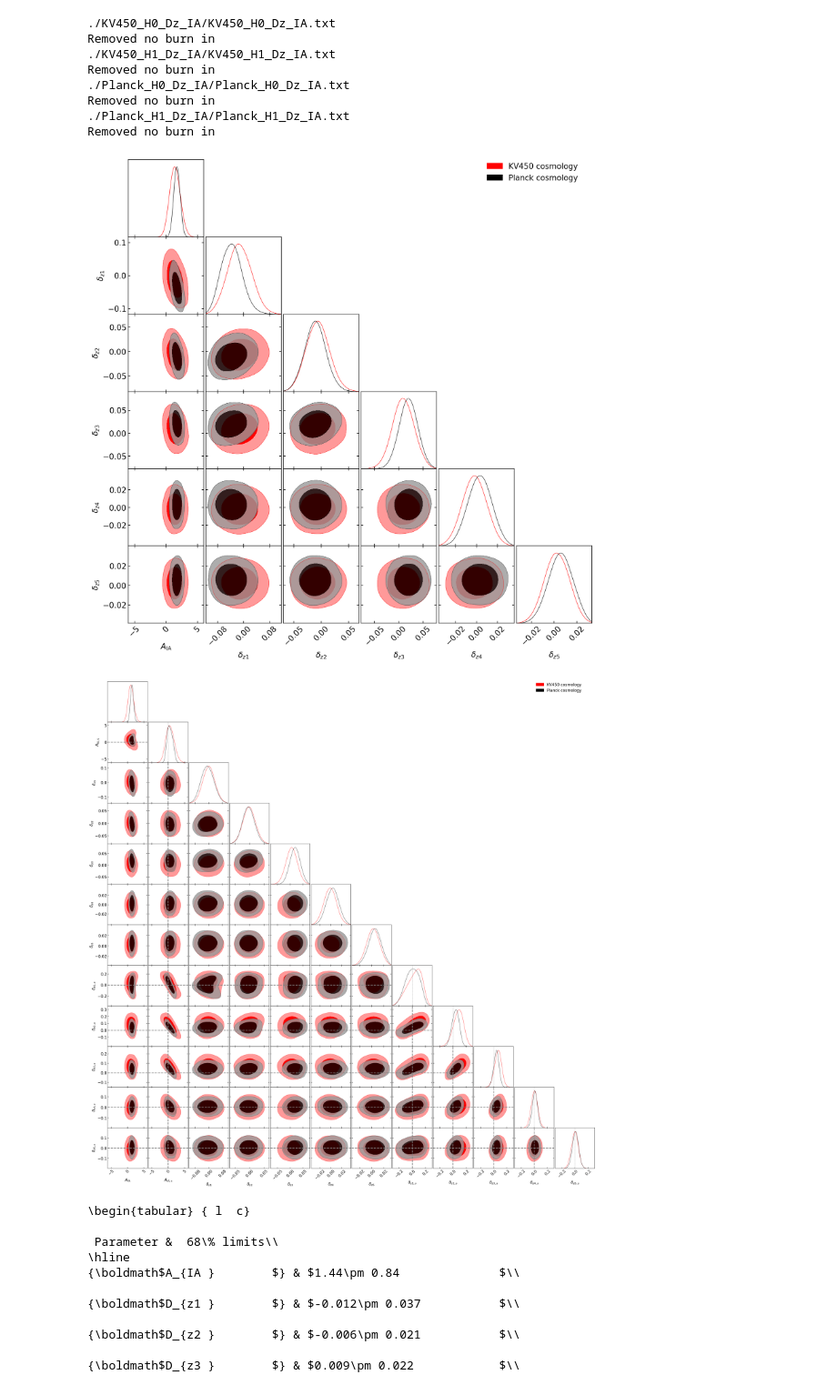
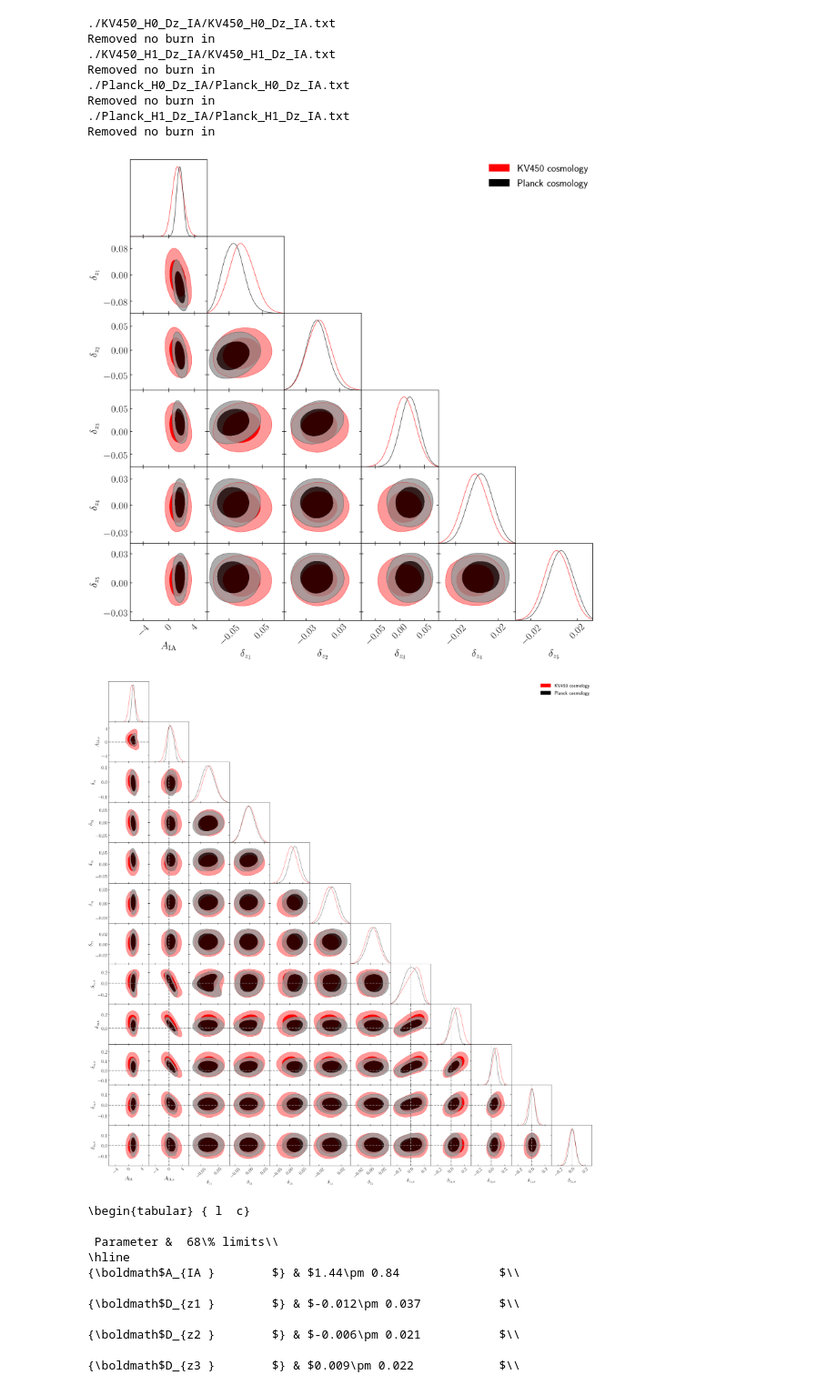
Before and after one commit to lshuns/CosmicShearRB, a Jupyter notebook: Cosmo/mcmc_chain/analysis_mcmc.ipynb, the cells around one changed output. Shown at 91% size. Saved outputs shown, nothing was run; the diff lists cells and outputs as text; code cells hidden in the pictures.

Commit message:
mcmc plots updated

```diff
--- a/Cosmo/mcmc_chain/analysis_mcmc.ipynb
+++ b/Cosmo/mcmc_chain/analysis_mcmc.ipynb
@@ -13,7 +13,7 @@ import matplotlib.pyplot as plt
 import IPython
 print('GetDist Version: %s, Matplotlib version: %s'%(getdist.__version__, plt.matplotlib.__version__))
 # matplotlib 2 may not work very well without usetex on, can uncomment
-# plt.rcParams['text.usetex']=True
+plt.rcParams['text.usetex']=True
 # %% [output]
 GetDist Version: 1.1.0, Matplotlib version: 3.1.1
 # %%
@@ -38,10 +38,10 @@ g = plots.get_subplot_plotter()
 g.settings.axis_tick_x_rotation=45
 g.settings.figure_legend_frame = False
 g.settings.alpha_filled_add=0.8
-g.settings.title_limit_fontsize = 16
-g.settings.legend_fontsize = 16
-g.settings.axes_fontsize=16
-g.settings.axes_labelsize=16
+g.settings.title_limit_fontsize = 20
+g.settings.legend_fontsize = 20
+g.settings.axes_fontsize=20
+g.settings.axes_labelsize=20
 g.triangle_plot([samples_KV_H0_Dz_IA, samples_P_H0_Dz_IA],
                 param_limits = {'A_IA':[-6,6],
                                 'D_z1':[-0.117, 0.117],
@@ -64,43 +64,43 @@ g = plots.get_subplot_plotter()
 g.settings.axis_tick_x_rotation=45
 g.settings.figure_legend_frame = False
 g.settings.alpha_filled_add=0.8
-g.settings.title_limit_fontsize = 16
-g.settings.legend_fontsize = 16
-g.settings.axes_fontsize=16
-g.settings.axes_labelsize=16
+g.settings.title_limit_fontsize = 20
+g.settings.legend_fontsize = 20
+g.settings.axes_fontsize=20
+g.settings.axes_labelsize=20
 g.triangle_plot([samples_KV_H1_Dz_IA, samples_P_H1_Dz_IA],
                 param_limits = {'A_IA_m':[-6,6],
                                 'A_IA_s':[-6,6],
                                 'D_z1_m':[-0.117, 0.117],
                                 'D_z2_m':[-0.069, 0.069],
                                 'D_z3_m':[-0.078, 0.078],
                                 'D_z4_m':[-0.036, 0.036],
                                 'D_z5_m':[-0.033, 0.033],
                                 'D_z1_s':[-0.3, 0.3],
                                 'D_z2_s':[-0.3, 0.3],
                                 'D_z3_s':[-0.3, 0.3],
                                 'D_z4_s':[-0.3, 0.3],
                                 'D_z5_s':[-0.3, 0.3]
                                },
                 filled=True,
                 legend_labels=['KV450 cosmology', 'Planck cosmology'],
                 legend_loc='upper right',
                 contour_colors=['red', 'black'],
 #                 title_limit=1, # first title limit (for 1D plots) is 68% by default
                 markers = {'A_IA_s':0,
                             'D_z1_s':0,
                             'D_z2_s':0,
                             'D_z3_s':0,
                             'D_z4_s':0,
                             'D_z5_s':0},
                 marker_args = {'color':'gray',
                                'ls':'--',
                                'lw': 2}
     )
 plt.savefig('./MCMC_H1.pdf', dpi=300)
 # %% [output]
-[figure, old version]
+[figure, new version]
-[figure, old version]
+[figure, new version]
 # %%
 # Mean value table
 print(samples_KV_H0_Dz_IA.getTable(limit=1).tableTex())
```
Also changed, not shown: 6 other files.
